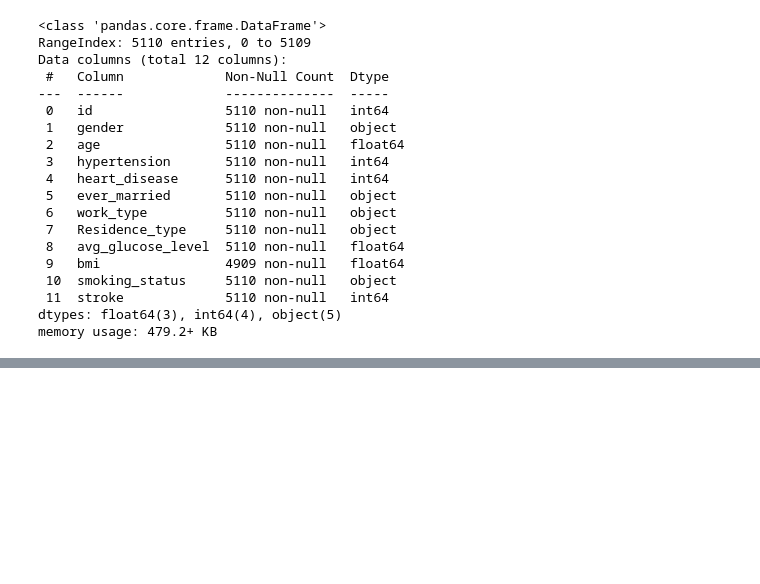
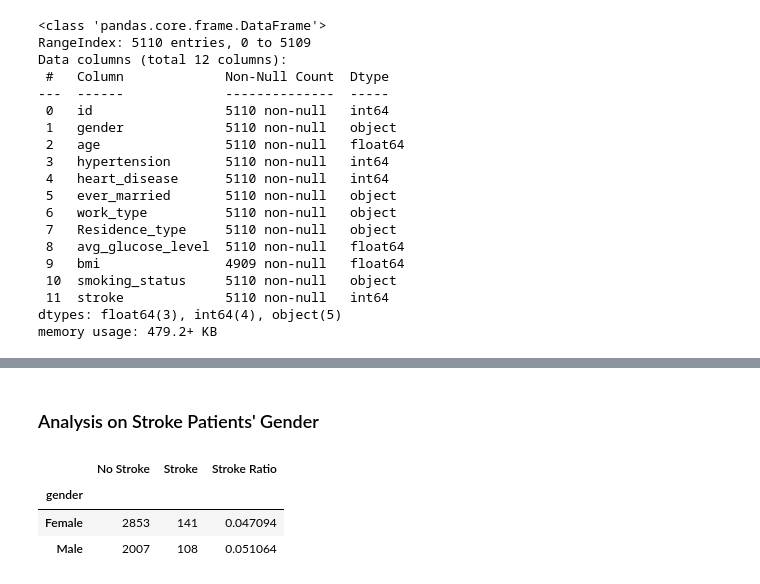
Before and after one commit to KejiaRuan/ECE-225A-Project-Brain-Stroke-Analysis-and-Prediction, a Jupyter notebook: data_analysis.ipynb, the cells around one changed output, grey strips where cells are left out. Cells and saved outputs as stored; diff of their text form; code cells hidden in the pictures; blank space fills up the shorter version.

```diff
--- a/data_analysis.ipynb
+++ b/data_analysis.ipynb
@@ -53,0 +100,2 @@ df.describe()
+# %% [markdown]
+### Analysis on Stroke Patients' Gender
@@ -53,0 +104,10 @@ df.describe()
+# %%
+df_gender = df.groupby(["gender", "stroke"]).size().unstack(fill_value=0)
+df_gender.columns = ["No Stroke", "Stroke"]
+df_gender["Stroke Ratio"] = df_gender["Stroke"] / (df_gender["Stroke"] + df_gender["No Stroke"])
+df_gender
+# %% [output]
+|  | No Stroke | Stroke | Stroke Ratio |
+| gender |  |  |  |
+| Female | 2853 | 141 | 0.047094 |
+| Male | 2007 | 108 | 0.051064 |
```
Also changed, not shown: parts of 20 cells of this notebook.
